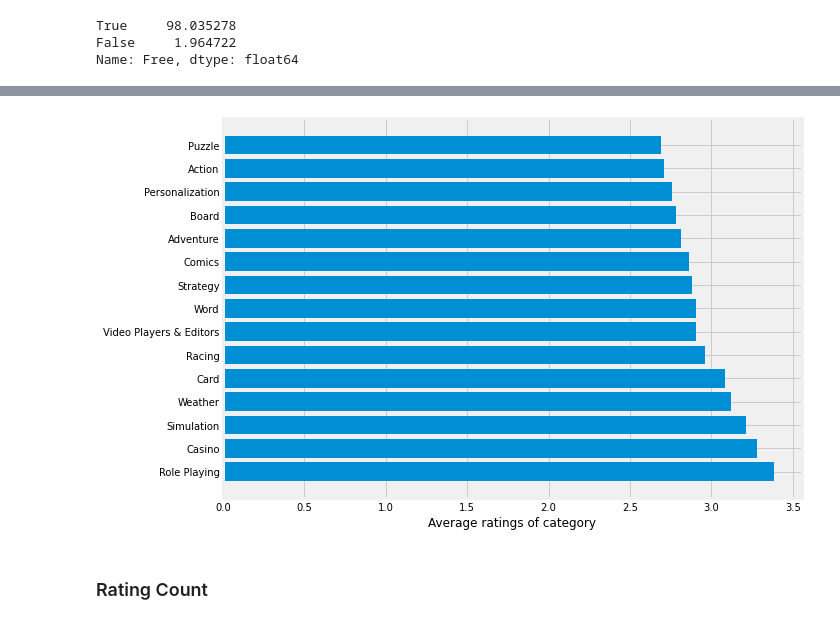
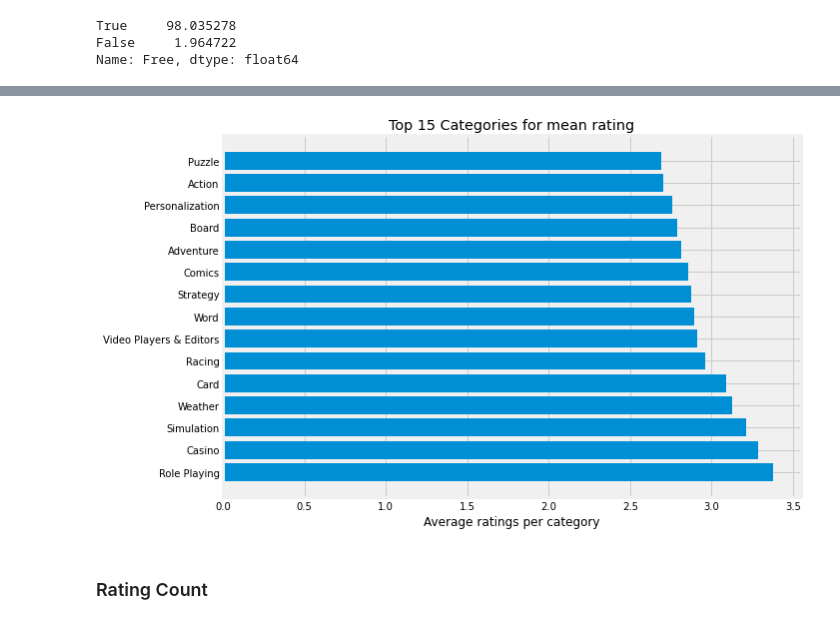
Before and after one commit to pttrupt/EDA-on-Google-play-store-apps-, a Jupyter notebook: EDA_on_applications.ipynb, the cells around one changed output, grey strips where cells are left out. Saved outputs shown, nothing was run; the diff lists cells and outputs as text; code cells hidden in the pictures.

```diff
--- a/EDA_on_applications.ipynb
+++ b/EDA_on_applications.ipynb
@@ -152,0 +207,5 @@ df["Last Updated"] = pd.to_datetime(df["Last Updated"], format='%b %d, %Y')
+# %%
+# convert the similar Categories into one Category using indices
+music_idx = df[df.Category == "Music"].index
+df.loc[music_idx, "Category"] = "Music & Audio"
+df.loc[df[df.Category == "Educational"].index, "Category"] = "Education"
@@ -261,2 +343,2 @@ plt.show()
 # %%
-df['Install No.'] = (df['Minimum Installs'] + df['Maximum Installs'])/2
+df['Install No.'] = (df['Minimum Installs'] + df['Maximum Installs'])//2
@@ -309 +392,3 @@ plt.show()
+# %%
+df_mean = df.groupby("Category")[["Rating", "Rating Count"]].agg(np.mean)
 # %% [markdown]
@@ -358,11 +427,12 @@ rating_by_cat = df_mean['Rating'].sort_values(ascending=False)
 # %%
 plt.figure(figsize=(10,6))
 plt.barh(y=rating_by_cat[:15].index, width=rating_by_cat[:15])
-plt.xlabel("Average ratings of category")
+plt.title("Top 15 Categories for mean rating")
+plt.xlabel("Average ratings per category")
 plt.tight_layout()
 plt.show()
 # %% [output]
-[figure, old version]
+[figure, new version]
 # %% [markdown]
 ### Rating Count
 # %%
```
Also changed, not shown: parts of 69 cells of this notebook.
